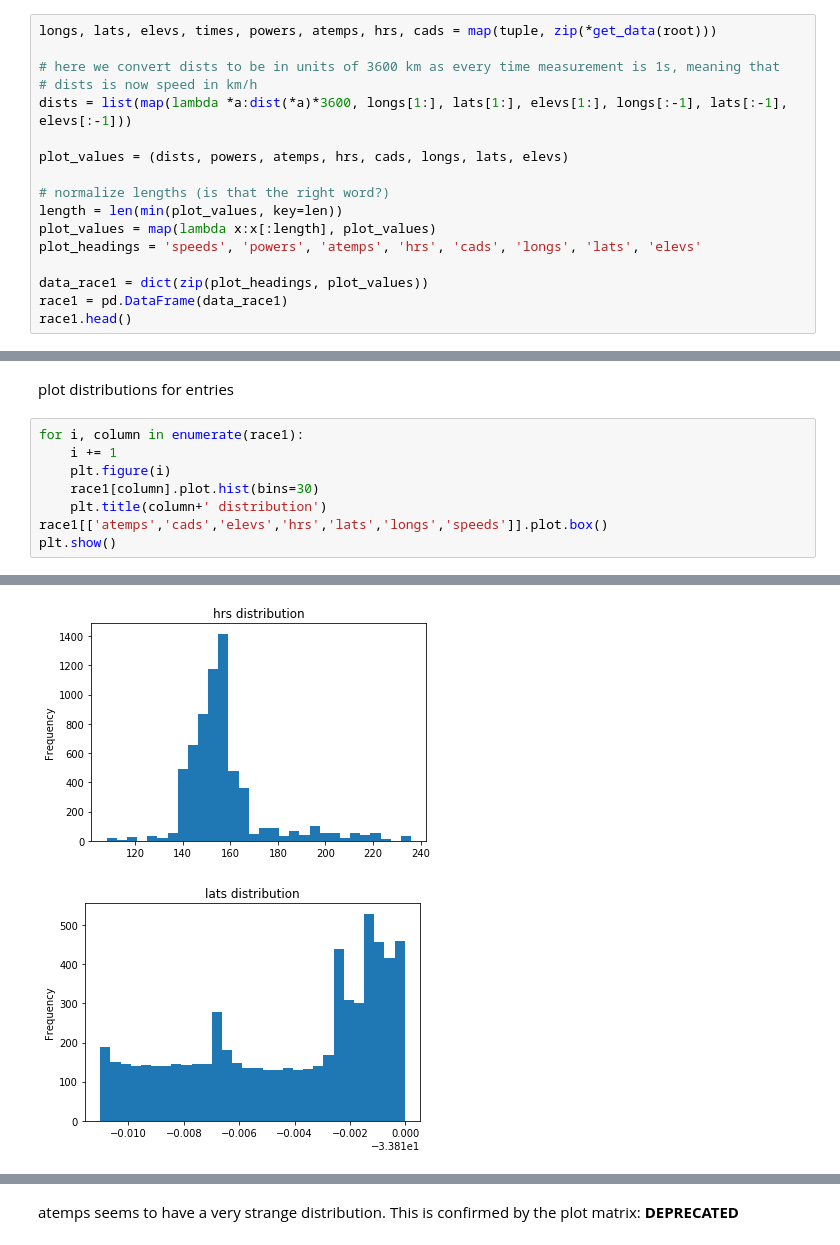
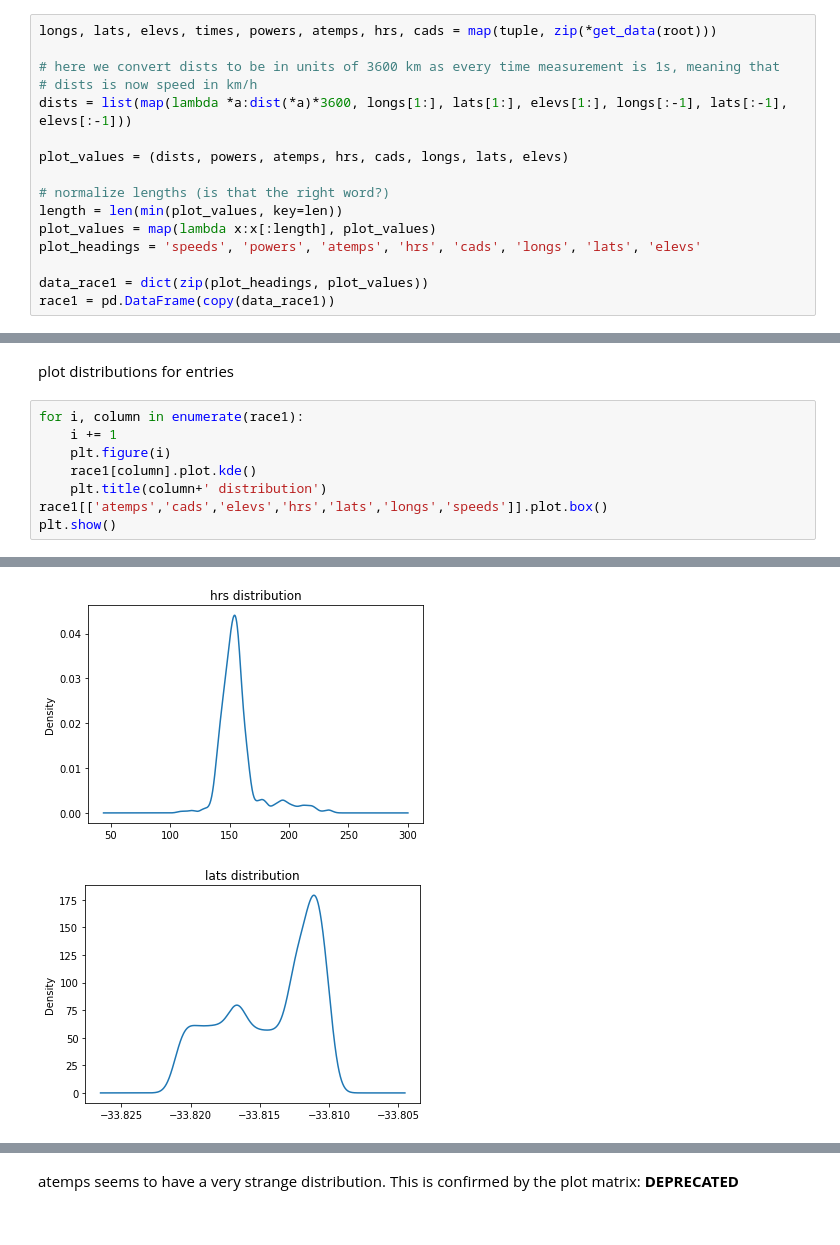
Before and after one commit to hixan/Comp257-project1, a Jupyter notebook: analysis.ipynb, the cells around one changed output, grey strips where cells are left out. Saved outputs shown, nothing was run; the diff lists cells and outputs as text.

```diff
--- a/analysis.ipynb
+++ b/analysis.ipynb
@@ -68,5 +69,4 @@ plot_values = map(lambda x:x[:length], plot_values)
 plot_headings = 'speeds', 'powers', 'atemps', 'hrs', 'cads', 'longs', 'lats', 'elevs'
 
 data_race1 = dict(zip(plot_headings, plot_values))
-race1 = pd.DataFrame(data_race1)
-race1.head()
+race1 = pd.DataFrame(copy(data_race1))
@@ -97,7 +90,7 @@ plot distributions for entries
 for i, column in enumerate(race1):
     i += 1
     plt.figure(i)
-    race1[column].plot.hist(bins=30)
+    race1[column].plot.kde()
     plt.title(column+' distribution')
 race1[['atemps','cads','elevs','hrs','lats','longs','speeds']].plot.box()
 plt.show()
@@ -108,2 +101,2 @@ plt.show()
-[figure, old version]
+[figure, new version]
-[figure, old version]
+[figure, new version]
```
Also changed, not shown: parts of 11 cells of this notebook.
